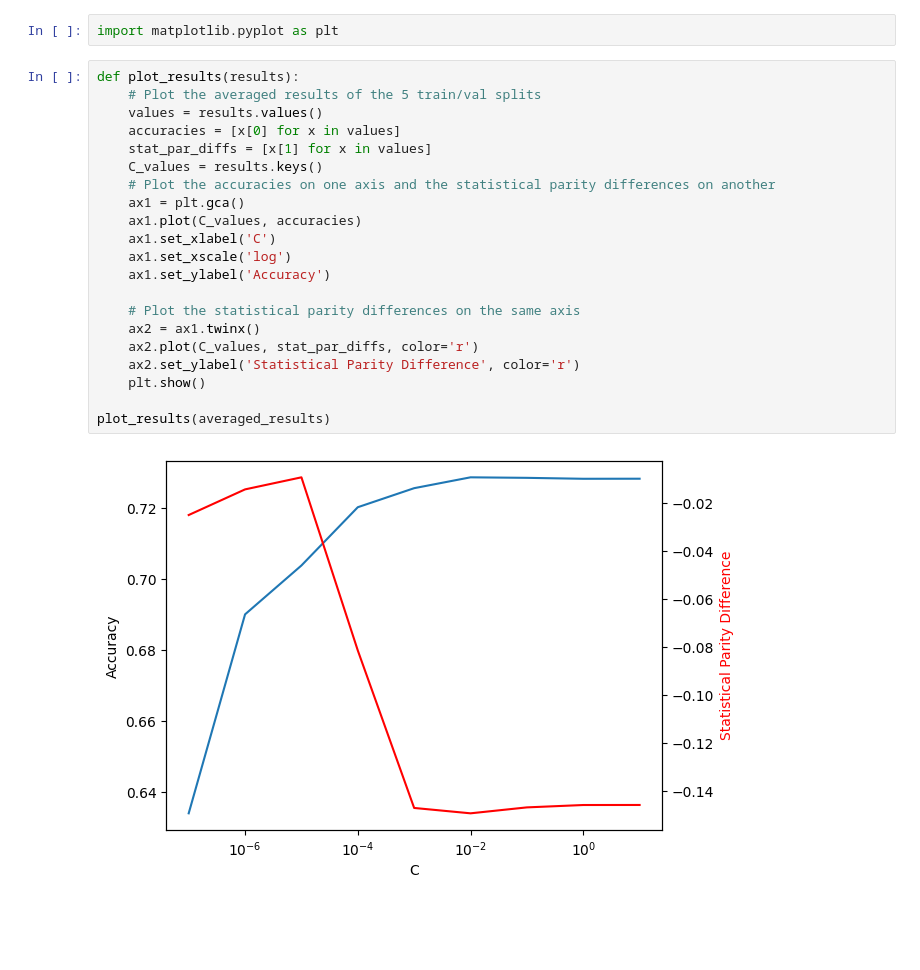
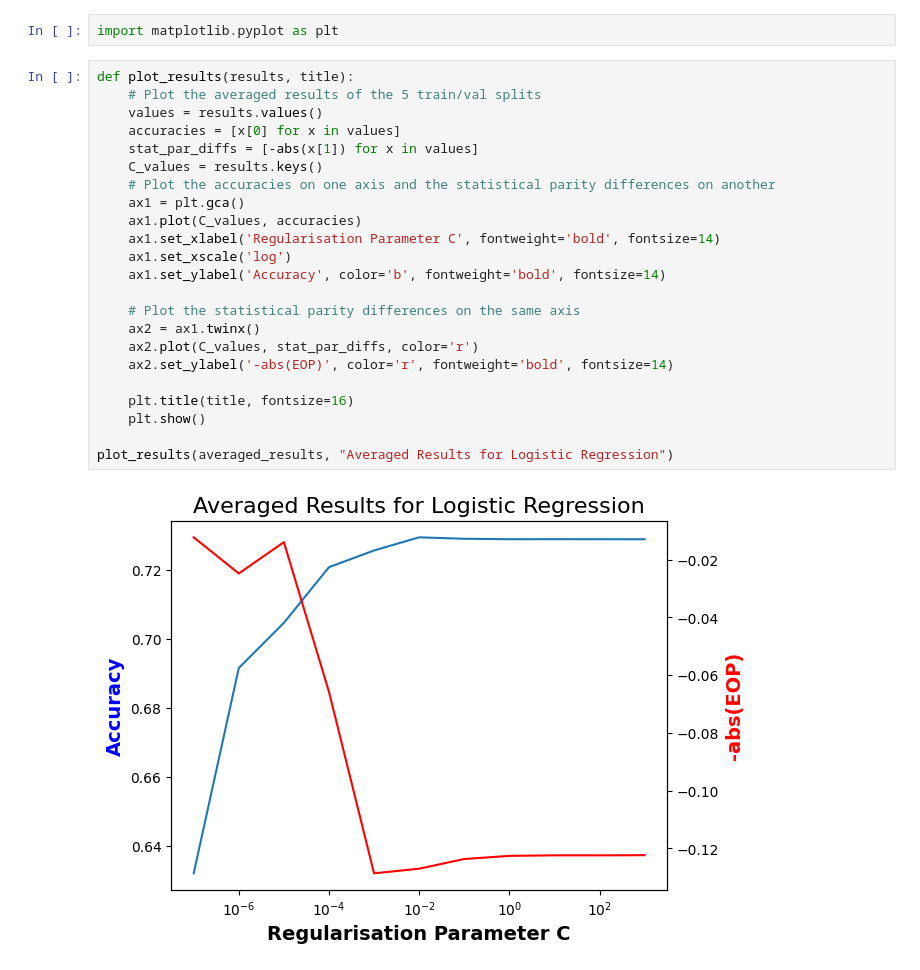
Before and after one commit to ojorgensen/Ethics-CW1, a Jupyter notebook: implementation-notebook.ipynb, the cells around one changed output. Cells and saved outputs as stored; diff of their text form; blank space fills up the shorter version.

```diff
--- a/implementation-notebook.ipynb
+++ b/implementation-notebook.ipynb
@@ -255,28 +276,30 @@ Model 2 Statistical Parity Difference:  -0.008154651446079186
 # %%
 import matplotlib.pyplot as plt
 # %%
-def plot_results(results):
+def plot_results(results, title):
     # Plot the averaged results of the 5 train/val splits
     values = results.values()
     accuracies = [x[0] for x in values]
-    stat_par_diffs = [x[1] for x in values]
+    stat_par_diffs = [-abs(x[1]) for x in values]
     C_values = results.keys()
     # Plot the accuracies on one axis and the statistical parity differences on another
     ax1 = plt.gca()
     ax1.plot(C_values, accuracies)
-    ax1.set_xlabel('C')
+    ax1.set_xlabel('Regularisation Parameter C', fontweight='bold', fontsize=14)
     ax1.set_xscale('log')
-    ax1.set_ylabel('Accuracy')
+    ax1.set_ylabel('Accuracy', color='b', fontweight='bold', fontsize=14)
 
     # Plot the statistical parity differences on the same axis
     ax2 = ax1.twinx()
     ax2.plot(C_values, stat_par_diffs, color='r')
-    ax2.set_ylabel('Statistical Parity Difference', color='r')
+    ax2.set_ylabel('-abs(EOP)', color='r', fontweight='bold', fontsize=14)
+
+    plt.title(title, fontsize=16)
     plt.show()
 
-plot_results(averaged_results)
+plot_results(averaged_results, "Averaged Results for Logistic Regression")
 # %% [output]
-[figure, old version]
+[figure, new version]
 # %%
 # Task 2:
 # This looks very similar to before, but first using some fairness-aware method.
```
Also changed, not shown: parts of 11 cells of this notebook.
